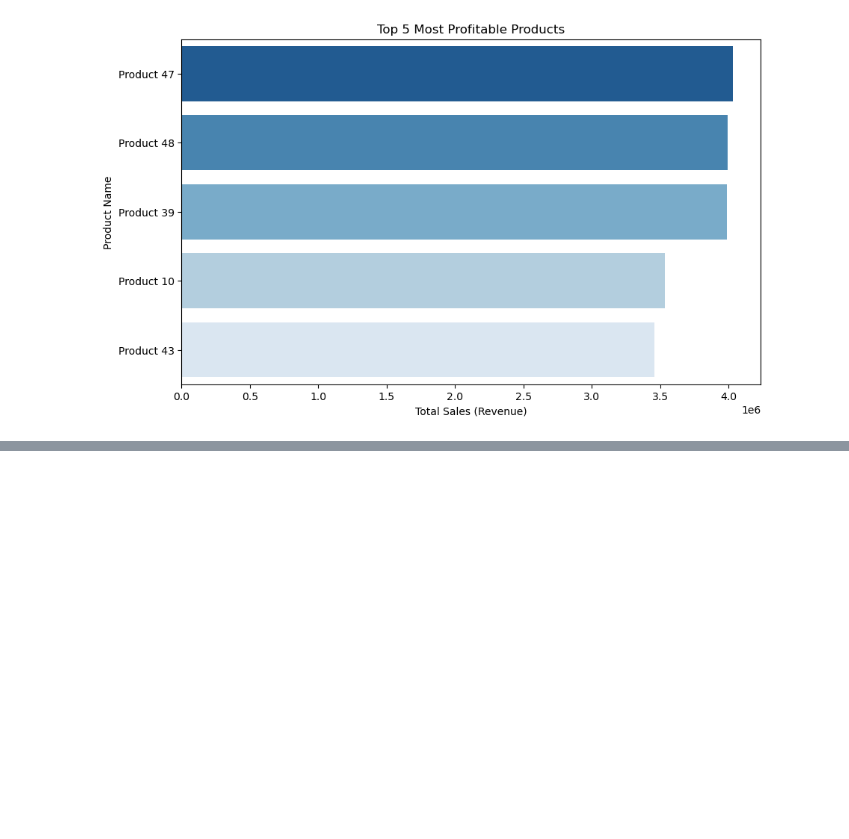
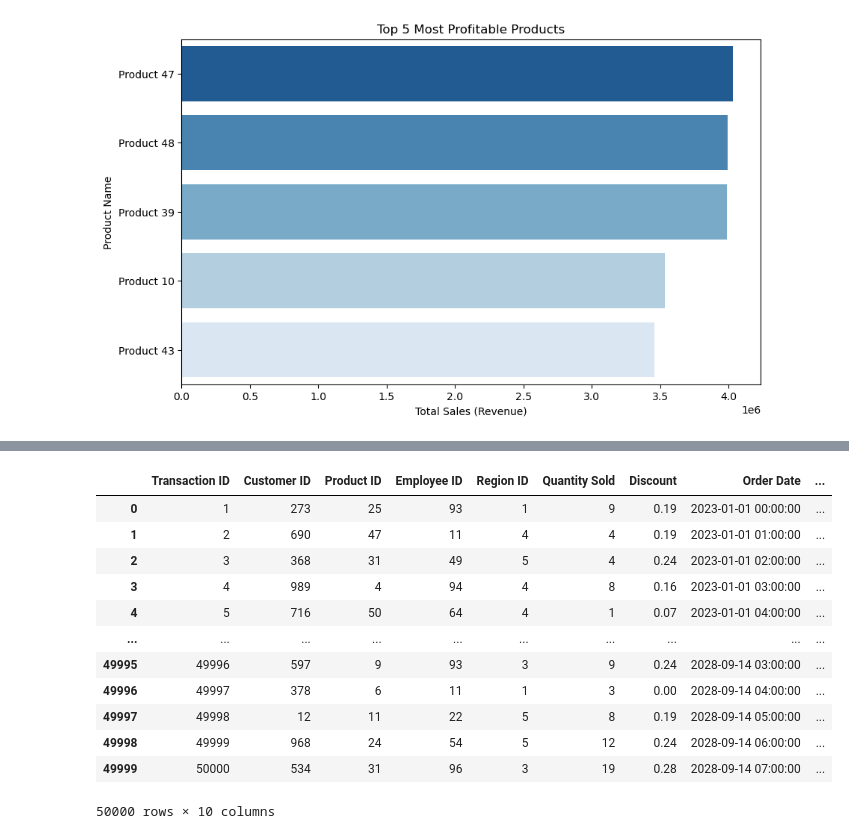
Before and after one commit to sudeepchandragowda/sales_project, a Jupyter notebook: Products Analysis.ipynb, the cells around one changed output, grey strips where cells are left out. Saved outputs shown, nothing was run; the diff lists cells and outputs as text; code cells hidden in the pictures; blank space fills up the shorter version.

```diff
--- a/Products Analysis.ipynb
+++ b/Products Analysis.ipynb
@@ -49,0 +71,16 @@ plt.show()
+# %%
+sales_transactions
+# %% [output]
+|  | Transaction ID | Customer ID | Product ID | Employee ID | Region ID | Quantity Sold | Discount | Order Date | ... |
+| 0 | 1 | 273 | 25 | 93 | 1 | 9 | 0.19 | 2023-01-01 00:00:00 | ... |
+| 1 | 2 | 690 | 47 | 11 | 4 | 4 | 0.19 | 2023-01-01 01:00:00 | ... |
+| 2 | 3 | 368 | 31 | 49 | 5 | 4 | 0.24 | 2023-01-01 02:00:00 | ... |
+| 3 | 4 | 989 | 4 | 94 | 4 | 8 | 0.16 | 2023-01-01 03:00:00 | ... |
+| 4 | 5 | 716 | 50 | 64 | 4 | 1 | 0.07 | 2023-01-01 04:00:00 | ... |
+| ... | ... | ... | ... | ... | ... | ... | ... | ... | ... |
+| 49995 | 49996 | 597 | 9 | 93 | 3 | 9 | 0.24 | 2028-09-14 03:00:00 | ... |
+| 49996 | 49997 | 378 | 6 | 11 | 1 | 3 | 0.00 | 2028-09-14 04:00:00 | ... |
+| 49997 | 49998 | 12 | 11 | 22 | 5 | 8 | 0.19 | 2028-09-14 05:00:00 | ... |
+| 49998 | 49999 | 968 | 24 | 54 | 5 | 12 | 0.24 | 2028-09-14 06:00:00 | ... |
+| 49999 | 50000 | 534 | 31 | 96 | 3 | 19 | 0.28 | 2028-09-14 07:00:00 | ... |
+50000 rows × 10 columns
```
Also changed, not shown: parts of 2 cells of this notebook.
